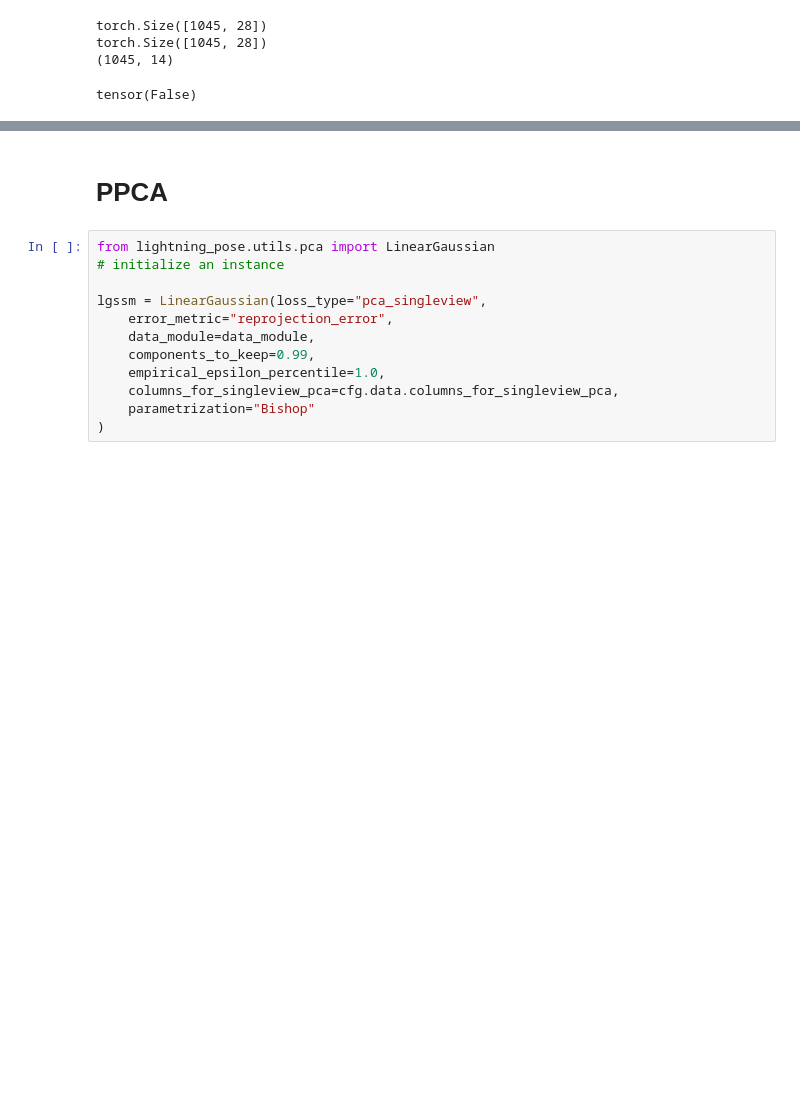
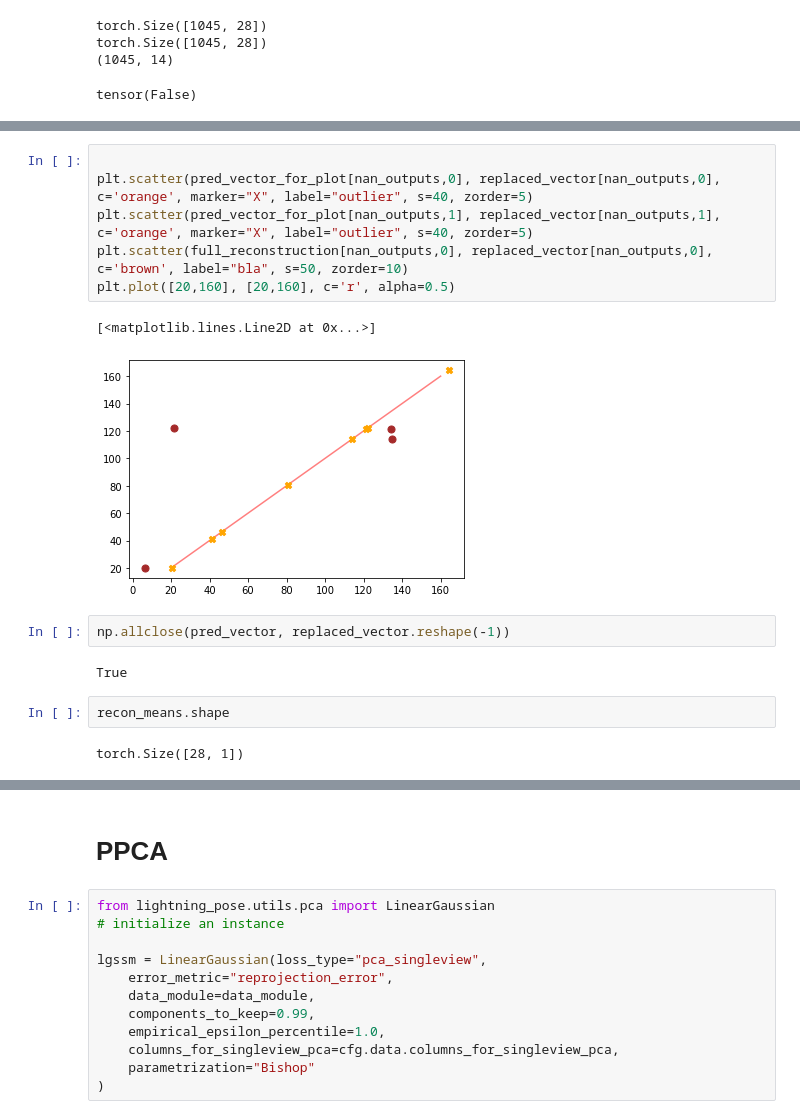
Before and after one commit to paninski-lab/lightning-pose, a Jupyter notebook: scripts/post_process_preds.ipynb, the cells around one changed output, grey strips where cells are left out. Saved outputs shown, nothing was run; the diff lists cells and outputs as text; blank space fills up the shorter version.

```diff
--- a/scripts/post_process_preds.ipynb
+++ b/scripts/post_process_preds.ipynb
@@ -169,0 +340,17 @@ def scatter_and_line(gt_vector: np.ndarray, pred_vector: np.ndarray, label: str,
+# %%
+
+plt.scatter(pred_vector_for_plot[nan_outputs,0], replaced_vector[nan_outputs,0], c='orange', marker="X", label="outlier", s=40, zorder=5)
+plt.scatter(pred_vector_for_plot[nan_outputs,1], replaced_vector[nan_outputs,1], c='orange', marker="X", label="outlier", s=40, zorder=5)
+plt.scatter(full_reconstruction[nan_outputs,0], replaced_vector[nan_outputs,0], c='brown', label="bla", s=50, zorder=10)
+plt.plot([20,160], [20,160], c='r', alpha=0.5)
+# %% [output]
+[<matplotlib.lines.Line2D at 0x...>]
+[figure, added]
+# %%
+np.allclose(pred_vector, replaced_vector.reshape(-1))
+# %% [output]
+True
+# %%
+recon_means.shape
+# %% [output]
+torch.Size([28, 1])
```
Also changed, not shown: parts of 21 cells of this notebook, 1 other file.
